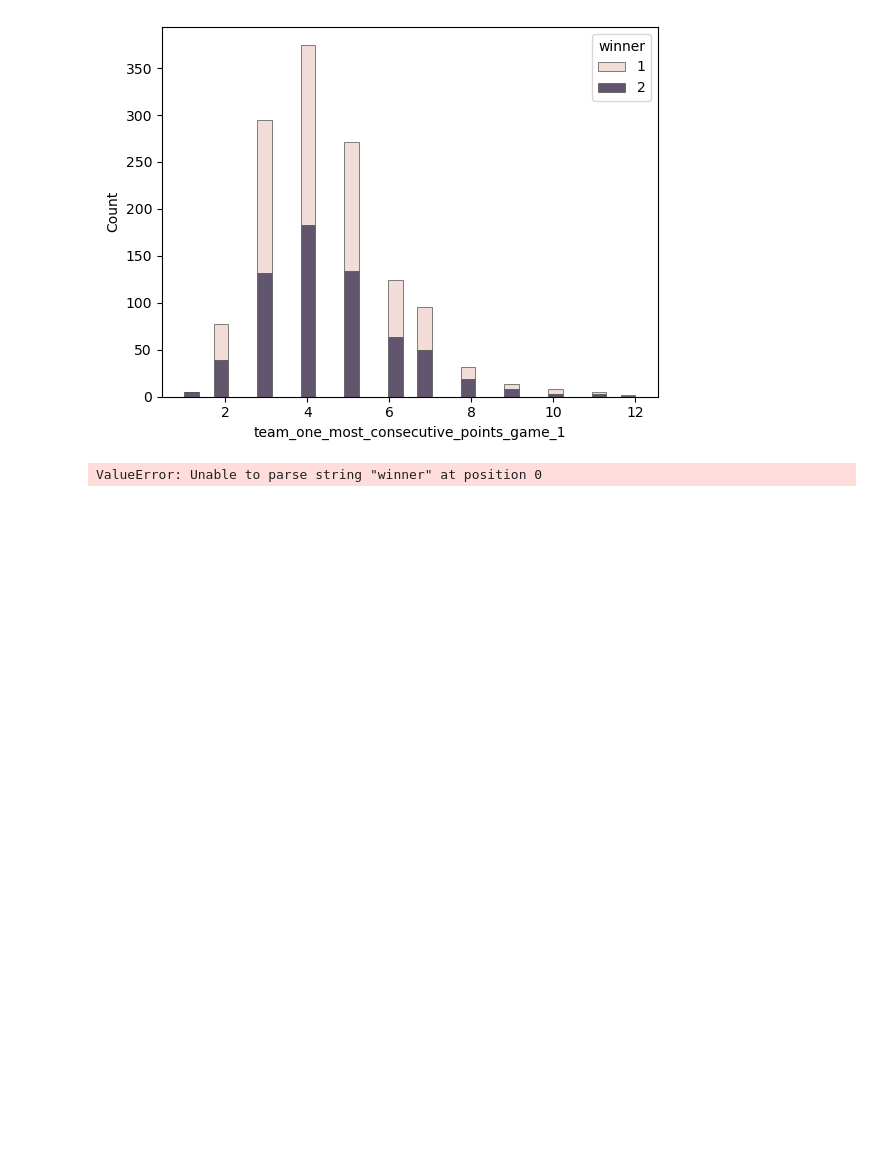
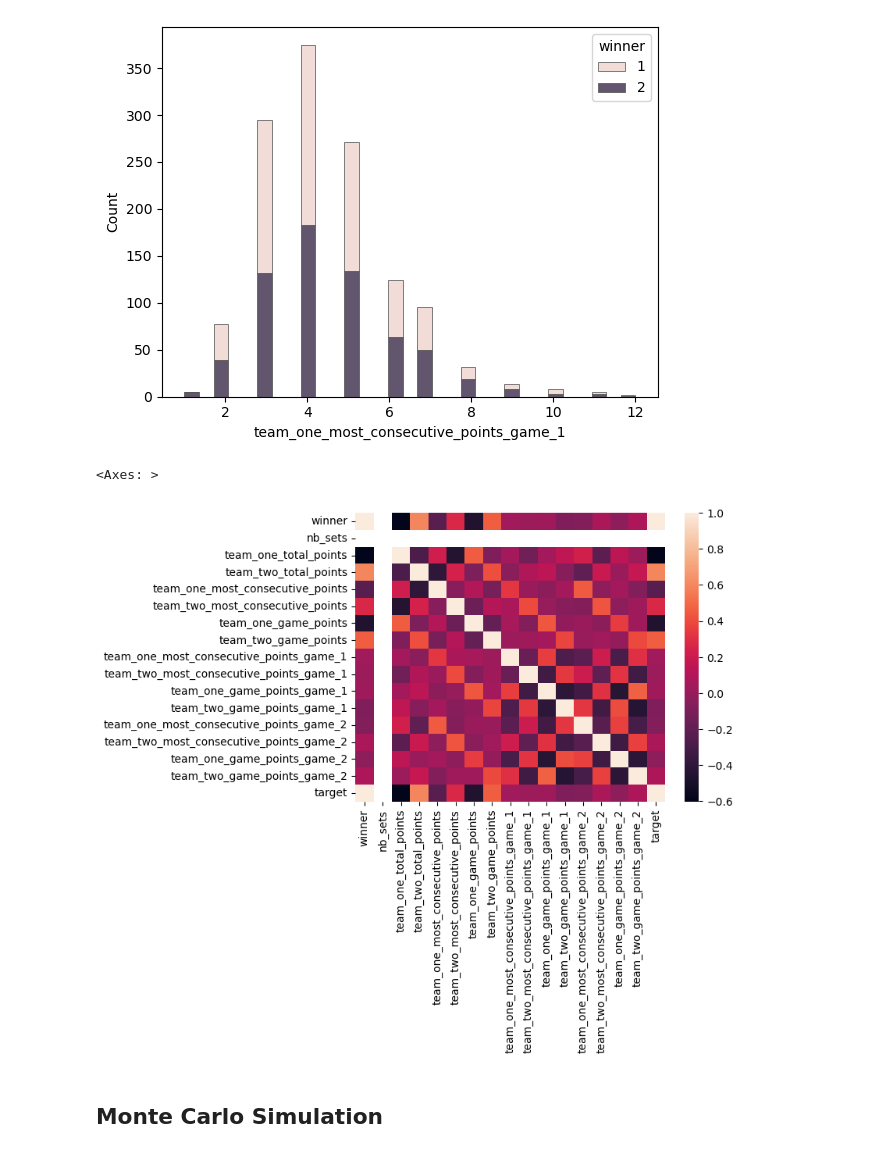
Before and after one commit to MostValue/fast-ai, a Jupyter notebook: projects/badminton_game_theory.ipynb, the cells around one changed output. Drawn from its saved outputs; the diff is of its cells as text; code cells hidden in the pictures; blank space fills up the shorter version.

Commit message:
generated corr plot

```diff
--- a/projects/badminton_game_theory.ipynb
+++ b/projects/badminton_game_theory.ipynb
@@ -201,7 +201,7 @@ ms.iloc[1]['game_1_scores']
 # %%
 ms.info()
 
-numeric_columns = ['round', 'game_1_score', 'game_2_score']
+numeric_columns = ms.select_dtypes(include='number').columns
 # %% [output]
 <class 'pandas.core.frame.DataFrame'>
 RangeIndex: 1302 entries, 0 to 1301
@@ -223,2 +225,4 @@ memory usage: 305.3+ KB
+# %%
+ms['target'] = ms['winner'].map({1 : 0, 2 : 1})
 # %% [markdown]
 ## Visualisations
@@ -243,9 +238,10 @@ sns.histplot(
 <Axes: xlabel='team_one_most_consecutive_points_game_1', ylabel='Count'>
 [figure]
 # %%
-g = sns.relplot(
-    data=ms, palette="vlag", hue_norm=(-1, 1), edgecolor=".7",
-    height=10, sizes=(50, 250), size_norm=(-.2, .8),
-)
+# most correlated with winning variables
+sns.heatmap(ms[numeric_columns].corr())
 # %% [output]
-ValueError: Unable to parse string "winner" at position 0
+<Axes: >
+[figure, added]
+# %% [markdown]
+## Monte Carlo Simulation
```
Also changed, not shown: parts of 7 cells of this notebook.
